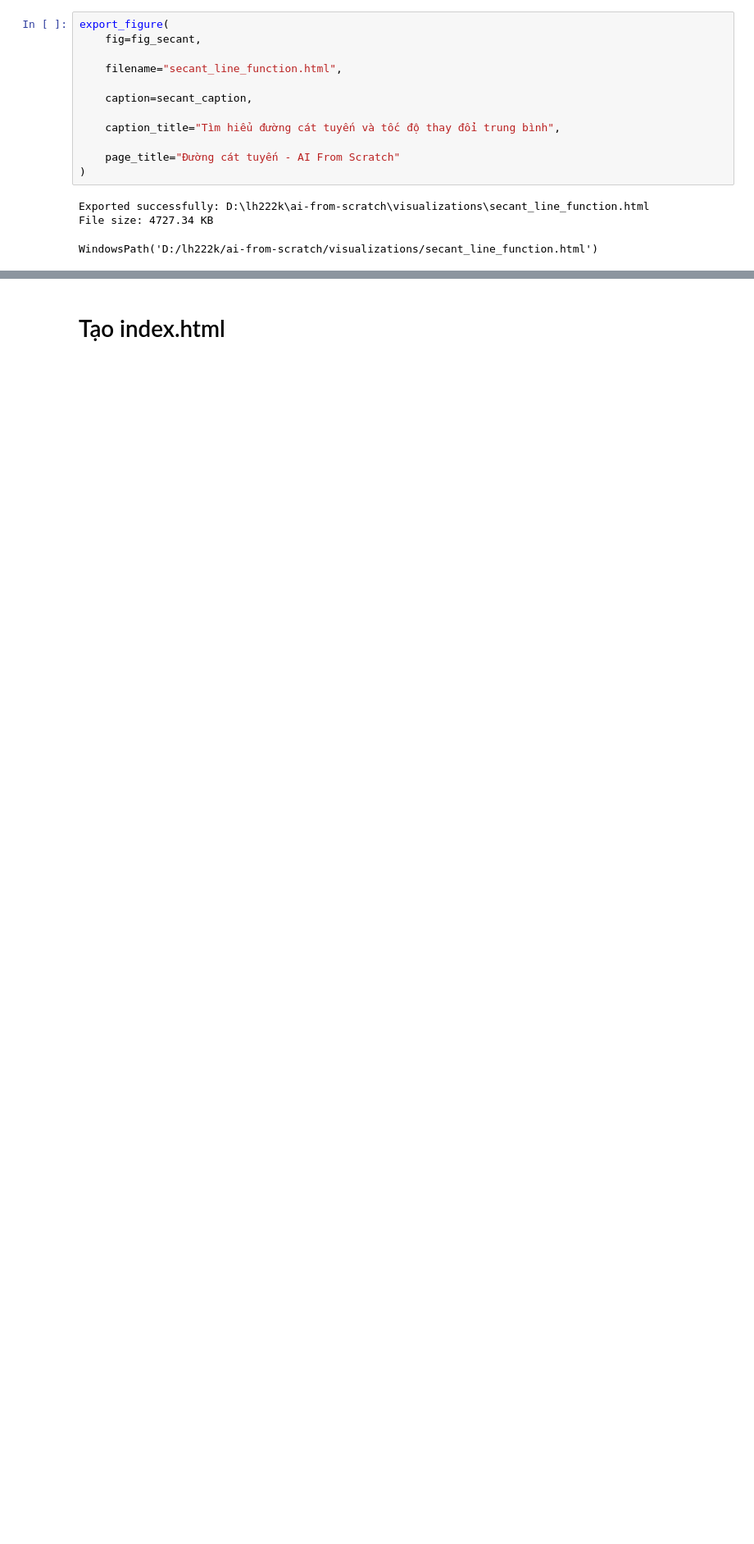
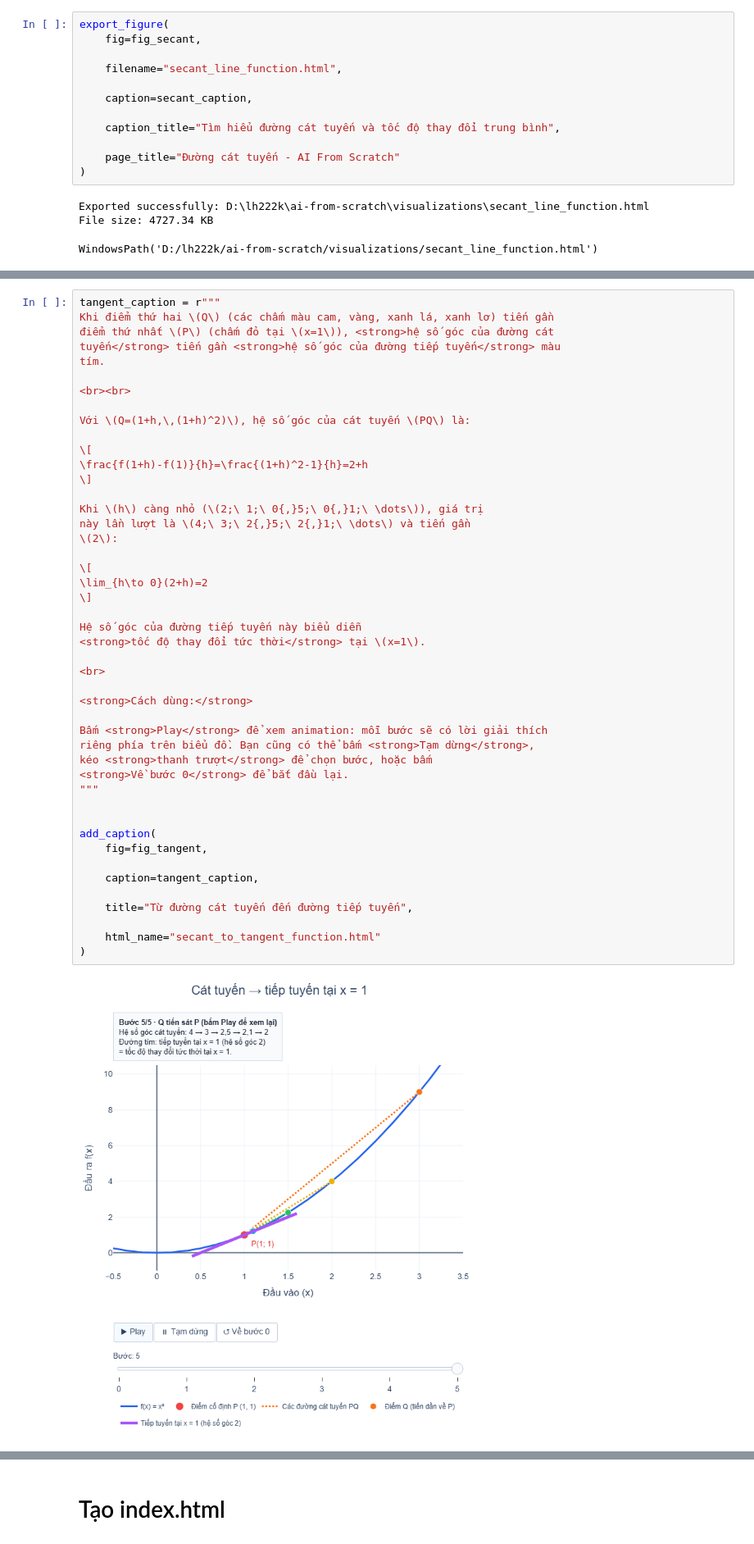
Before and after one commit to tlh222k/ai-from-scratch, a Jupyter notebook: visualizations/notebooks/function_visualization.ipynb, the cells around one changed output, grey strips where cells are left out. Shown at 82% size. Cells and saved outputs as stored; diff of their text form; blank space fills up the shorter version.

```diff
--- a/visualizations/notebooks/function_visualization.ipynb
+++ b/visualizations/notebooks/function_visualization.ipynb
@@ -1679,0 +2038,48 @@ WindowsPath('D:/lh222k/ai-from-scratch/visualizations/secant_line_function.html'
+# %%
+tangent_caption = r"""
+Khi điểm thứ hai \(Q\) (các chấm màu cam, vàng, xanh lá, xanh lơ) tiến gần
+điểm thứ nhất \(P\) (chấm đỏ tại \(x=1\)), <strong>hệ số góc của đường cát
+tuyến</strong> tiến gần <strong>hệ số góc của đường tiếp tuyến</strong> màu
+tím.
+
+<br><br>
+
+Với \(Q=(1+h,\,(1+h)^2)\), hệ số góc của cát tuyến \(PQ\) là:
+
+\[
+\frac{f(1+h)-f(1)}{h}=\frac{(1+h)^2-1}{h}=2+h
+\]
+
+Khi \(h\) càng nhỏ (\(2;\ 1;\ 0{,}5;\ 0{,}1;\ \dots\)), giá trị
+này lần lượt là \(4;\ 3;\ 2{,}5;\ 2{,}1;\ \dots\) và tiến gần
+\(2\):
+
+\[
+\lim_{h\to 0}(2+h)=2
+\]
+
+Hệ số góc của đường tiếp tuyến này biểu diễn
+<strong>tốc độ thay đổi tức thời</strong> tại \(x=1\).
+
+<br>
+
+<strong>Cách dùng:</strong>
+
+Bấm <strong>Play</strong> để xem animation: mỗi bước sẽ có lời giải thích
+riêng phía trên biểu đồ. Bạn cũng có thể bấm <strong>Tạm dừng</strong>,
+kéo <strong>thanh trượt</strong> để chọn bước, hoặc bấm
+<strong>Về bước 0</strong> để bắt đầu lại.
+"""
+
+
+add_caption(
+    fig=fig_tangent,
+
+    caption=tangent_caption,
+
+    title="Từ đường cát tuyến đến đường tiếp tuyến",
+
+    html_name="secant_to_tangent_function.html"
+)
+# %% [output]
+[figure, added]
```
Also changed, not shown: parts of 14 cells of this notebook, 7 other files.
